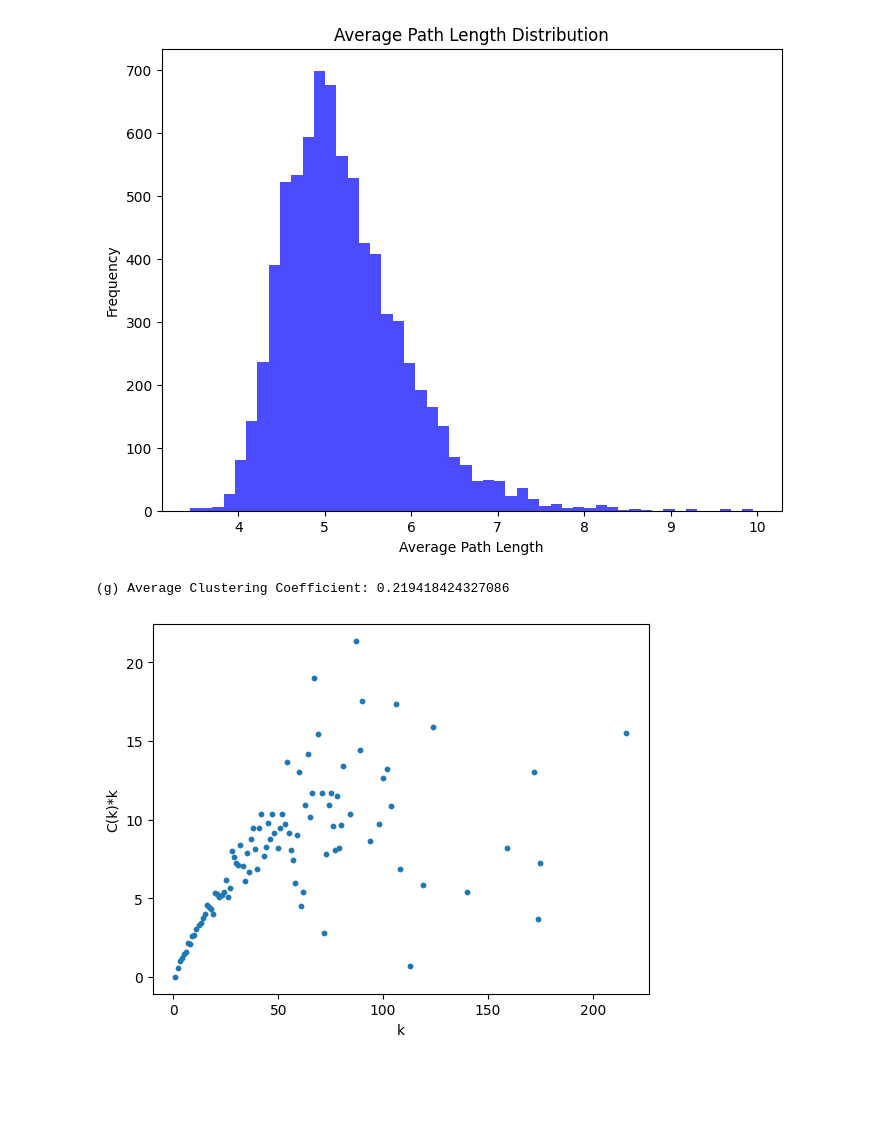
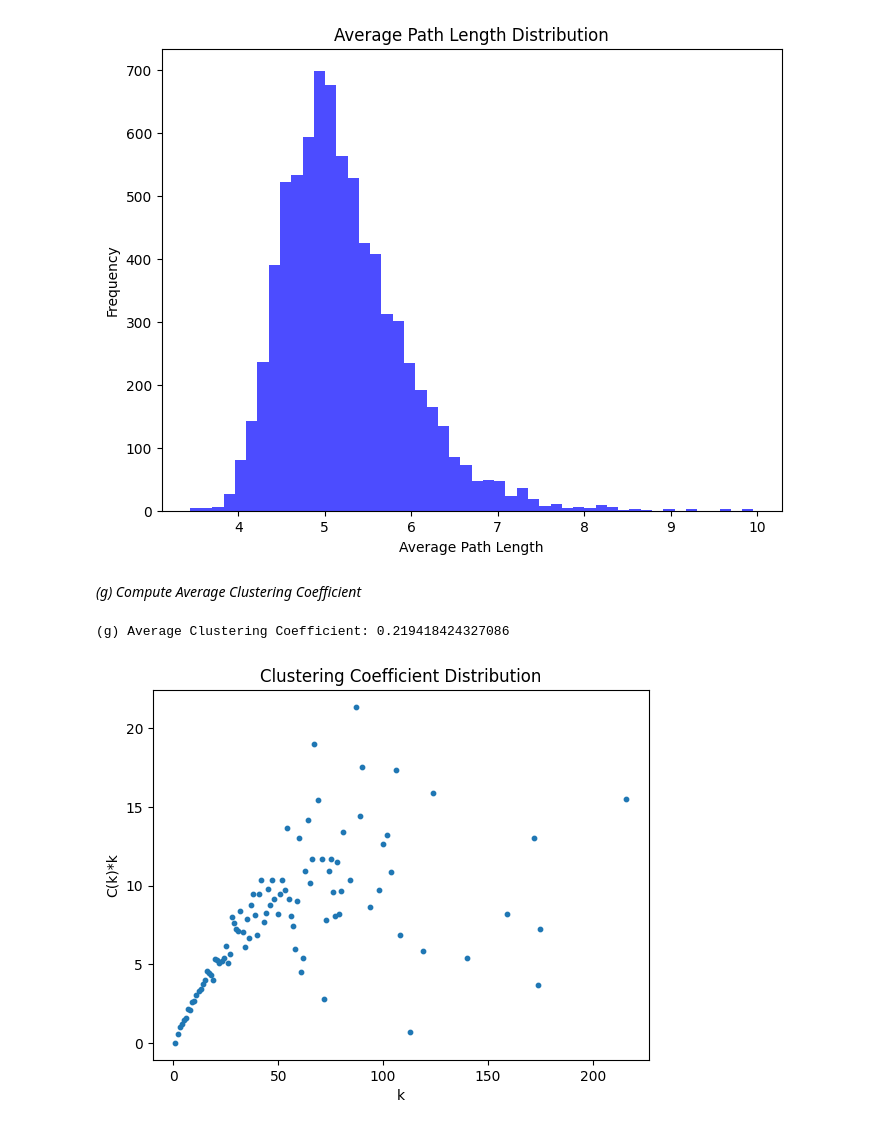
Before and after one commit to DhvanilSheth/NetworkScience, a Jupyter notebook: Assignment1/Q1.ipynb, the cells around one changed output. Saved outputs shown, nothing was run; the diff lists cells and outputs as text; code cells hidden in the pictures; blank space fills up the shorter version.

```diff
--- a/Assignment1/Q1.ipynb
+++ b/Assignment1/Q1.ipynb
@@ -129,38 +146,39 @@ plt.savefig("average_path_length.png")
 plt.show()
 # %% [output]
 [figure]
+# %% [markdown]
+*(g) Compute Average Clustering Coefficient*
 # %%
-# (g) Compute Average Clustering Coefficient
 degrees = adjacency_matrix.sum(axis=1)
 clustering_coeffs = []
 
 for i in range(N):
     k = degrees[i]
     if k < 2:
         clustering_coeffs.append(0)
     else:
         neighbors = np.where(adjacency_matrix[i] == 1)[0]
         sub_edges = 0
         for n1 in neighbors:
             for n2 in neighbors:
                 if adjacency_matrix[n1, n2] == 1:
                     sub_edges += 1
         # Each edge counted twice
         clustering_coeffs.append(sub_edges/(k*(k-1)))
 
 clustering_coeffs = np.array(clustering_coeffs)
 average_cc = np.mean(clustering_coeffs)
 print("\n(g) Average Clustering Coefficient:", average_cc)
 
 # Plot C(k) * k distribution
 unique_degs = np.unique(degrees)
 Ck = [clustering_coeffs[degrees==d].mean() for d in unique_degs]
-
 plt.scatter(unique_degs, np.array(Ck)*unique_degs, s=10)
 plt.xlabel('k')
 plt.ylabel('C(k)*k')
+plt.title('Clustering Coefficient Distribution')
 plt.savefig("cc_distribution.png")
 plt.show()
 # %% [output]
 (g) Average Clustering Coefficient: 0.219418424327086
-[figure, old version]
+[figure, new version]
```
Also changed, not shown: parts of 19 cells of this notebook, 14 other files.
